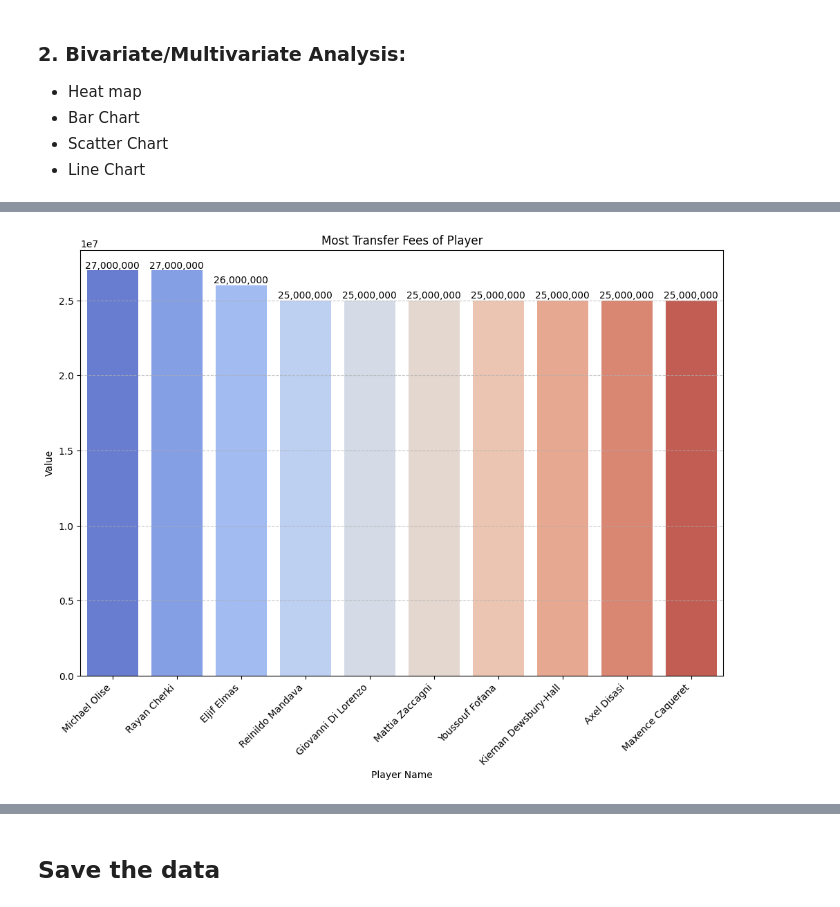
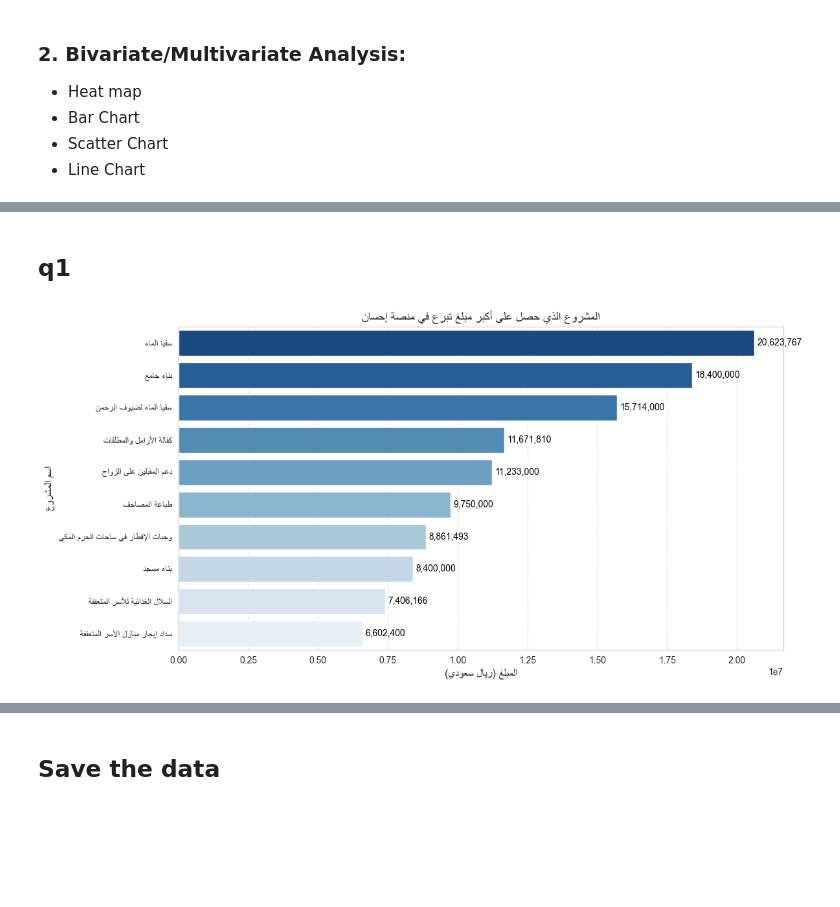
Before and after one commit to Hamad-32/Ehsan-Analysis, a Jupyter notebook: EDA & Data Cleaning.ipynb, the cells around one changed output, grey strips where cells are left out. Drawn from its saved outputs; the diff is of its cells as text; code cells hidden in the pictures; blank space fills up the shorter version.

Commit message:
Visualization

```diff
--- a/EDA & Data Cleaning.ipynb
+++ b/EDA & Data Cleaning.ipynb
@@ -275,18 +268,49 @@ plt.show()
-# %%
-most_player = df_Football_Players.sort_values('current_value', ascending=False).head(10)
-
-plt.figure(figsize=(12, 8))
-sns.barplot(x=most_player['name'], y=most_player['current_value'], palette="coolwarm")
-
-# Add the actual values on top of the bars
-for index, value in enumerate(most_player['current_value']):
-    plt.text(index, value + 1, f'{value:,.0f}', ha='center', va='bottom', fontsize=10)
-
-plt.xlabel("Player Name")
-plt.ylabel("Value")
-plt.title("Most Transfer Fees of Player")
-plt.grid(axis="y", linestyle="--", alpha=0.7)
-plt.xticks(rotation=45, ha='right')  # Rotate the x-axis labels for better readability
-plt.show()
-# %% [output]
-[figure, removed]
+# %%
+def fix_arabic_labels(labels):
+    return [get_display(arabic_reshaper.reshape(str(label))) for label in labels]
+# %%
+plt.rcParams['font.family'] = 'Arial'
+
+
+def fix_arabic_labels(labels):
+    return [get_display(arabic_reshaper.reshape(str(label))) for label in labels]
+
+
+#district_counts = Riyadh_Aqqar[Riyadh_Aqqar['District'] != 'غير محدد'].groupby('District').size().sort_values(ascending=False).head(10)
+# %% [markdown]
+## q1
+# %%
+
+def fix_arabic_labels(labels):
+    return [get_display(arabic_reshaper.reshape(str(label))) for label in labels]
+aggregated_data = df_ehsan.groupby('Project Names', as_index=False)['Amount'].sum()
+
+
+most_project = aggregated_data.sort_values('Amount', ascending=False).head(10)
+
+
+fixed_labels = fix_arabic_labels(most_project['Project Names'])
+
+
+plt.figure(figsize=(12, 6))
+
+
+ax = sns.barplot(x=most_project['Amount'], y=fixed_labels, palette="Blues_r")
+
+
+for i, value in enumerate(most_project['Amount']):
+    ax.text(value + 100000, i, f'{value:,.0f}', va='center', fontsize=10, color='black')
+
+
+plt.xlabel(get_display(arabic_reshaper.reshape("المبلغ (ريال سعودي)")), fontsize=12)
+plt.ylabel(get_display(arabic_reshaper.reshape("اسم المشروع")), fontsize=12)
+plt.title(get_display(arabic_reshaper.reshape("المشروع الذي حصل على أكبر مبلغ تبرع في منصة إحسان")), fontsize=14)
+
+
+plt.grid(axis='x', linestyle='--', alpha=0.7)
+
+
+plt.tight_layout()  # Adjust layout to prevent overlapping
+plt.show()
+# %% [output]
+[figure, added]
```
Also changed, not shown: parts of 14 cells of this notebook, 3 other files.
